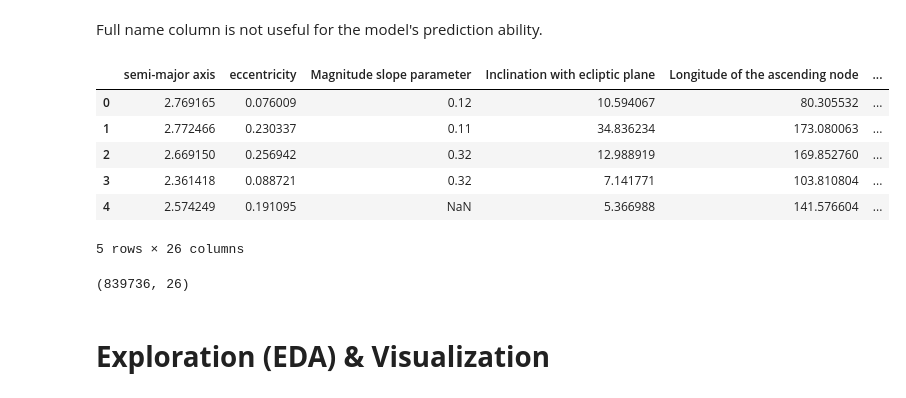
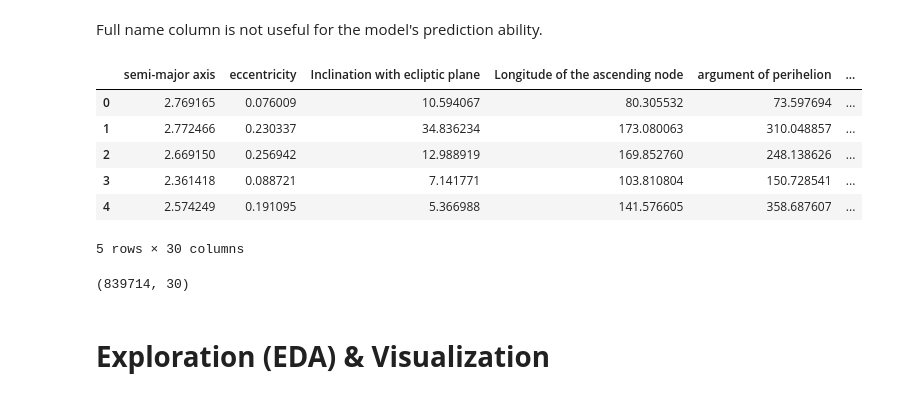
Before and after one commit to slash827/Data-Science-Workshop, a Jupyter notebook: Asteroid_notebook_new_version.ipynb, the cells around one changed output. Saved outputs shown, nothing was run; the diff lists cells and outputs as text; code cells hidden in the pictures.

```diff
--- a/Asteroid_notebook_new_version.ipynb
+++ b/Asteroid_notebook_new_version.ipynb
@@ -15,7 +15,7 @@ warnings.filterwarnings("ignore")
 # %% [markdown]
 # Reading the Asteroid Dataset
 # %%
-df = pd.read_csv('Asteroid.csv',  on_bad_lines='skip')
+df = pd.read_csv('Asteroid_Updated.csv',  on_bad_lines='skip')
 # %%
 df.head()
 # %% [output]
@@ -46,20 +46,20 @@ readable_df = df.rename(columns={"a": "semi-major axis",
 # %% [markdown]
 Full name column is not useful for the model's prediction ability.
 # %%
-readable_df = readable_df.drop(['full_name'], axis=1)
+readable_df = readable_df.drop(['name'], axis=1)
 readable_df.head()
 # %% [output]
-|  | semi-major axis | eccentricity | Magnitude slope parameter | Inclination with ecliptic plane | Longitude of the ascending node | ... |
-| 0 | 2.769165 | 0.076009 | 0.12 | 10.594067 | 80.305532 | ... |
-| 1 | 2.772466 | 0.230337 | 0.11 | 34.836234 | 173.080063 | ... |
-| 2 | 2.669150 | 0.256942 | 0.32 | 12.988919 | 169.852760 | ... |
-| 3 | 2.361418 | 0.088721 | 0.32 | 7.141771 | 103.810804 | ... |
-| 4 | 2.574249 | 0.191095 | NaN | 5.366988 | 141.576604 | ... |
+|  | semi-major axis | eccentricity | Inclination with ecliptic plane | Longitude of the ascending node | argument of perihelion | ... |
+| 0 | 2.769165 | 0.076009 | 10.594067 | 80.305532 | 73.597694 | ... |
+| 1 | 2.772466 | 0.230337 | 34.836234 | 173.080063 | 310.048857 | ... |
+| 2 | 2.669150 | 0.256942 | 12.988919 | 169.852760 | 248.138626 | ... |
+| 3 | 2.361418 | 0.088721 | 7.141771 | 103.810804 | 150.728541 | ... |
+| 4 | 2.574249 | 0.191095 | 5.366988 | 141.576605 | 358.687607 | ... |
-5 rows × 26 columns
+5 rows × 30 columns
 # %%
 readable_df.shape
 # %% [output]
-(839736, 26)
+(839714, 30)
 # %% [markdown]
 # **Exploration (EDA) & Visualization**
 # %% [markdown]
```
Also changed, not shown: parts of 27 cells of this notebook.
